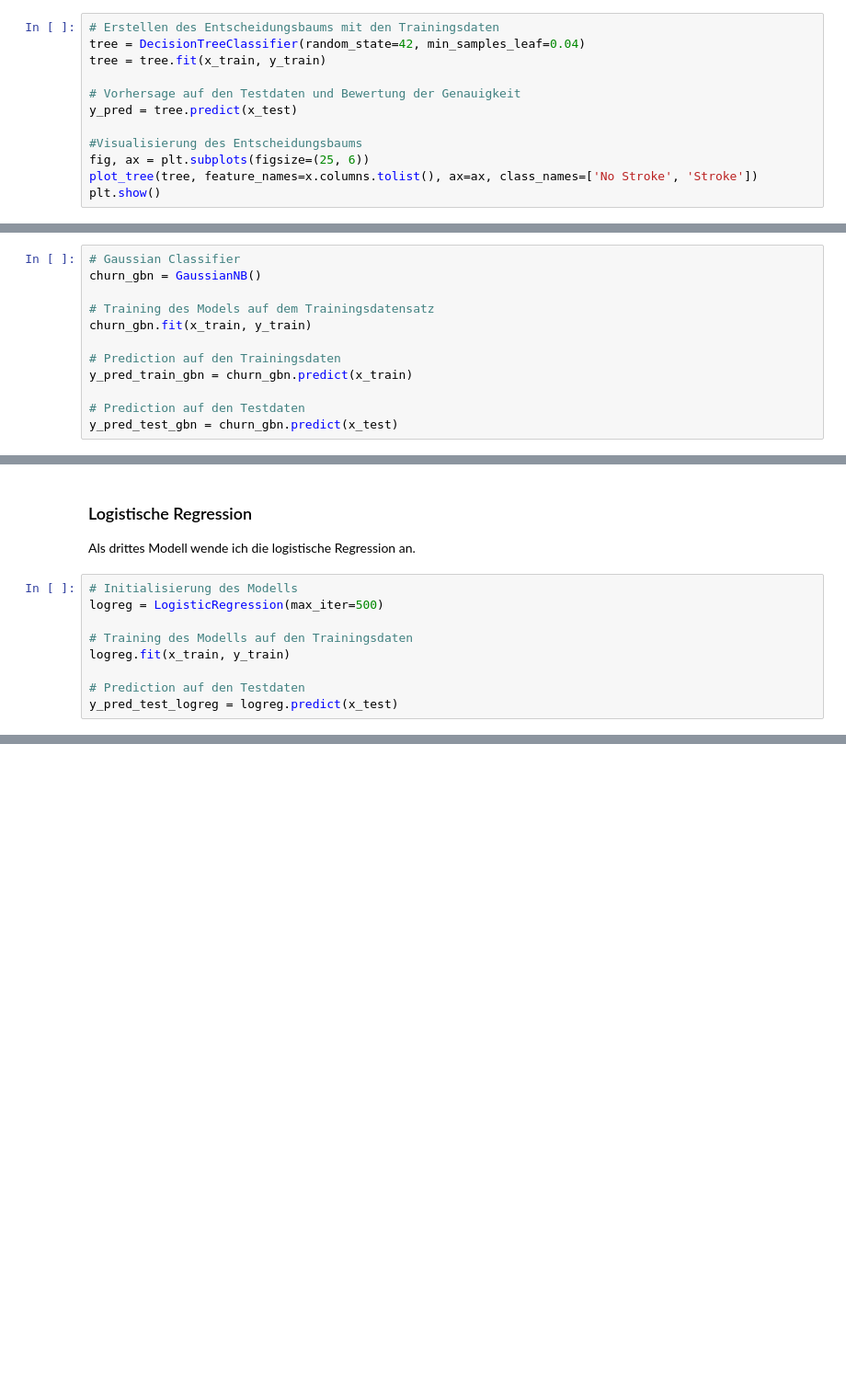
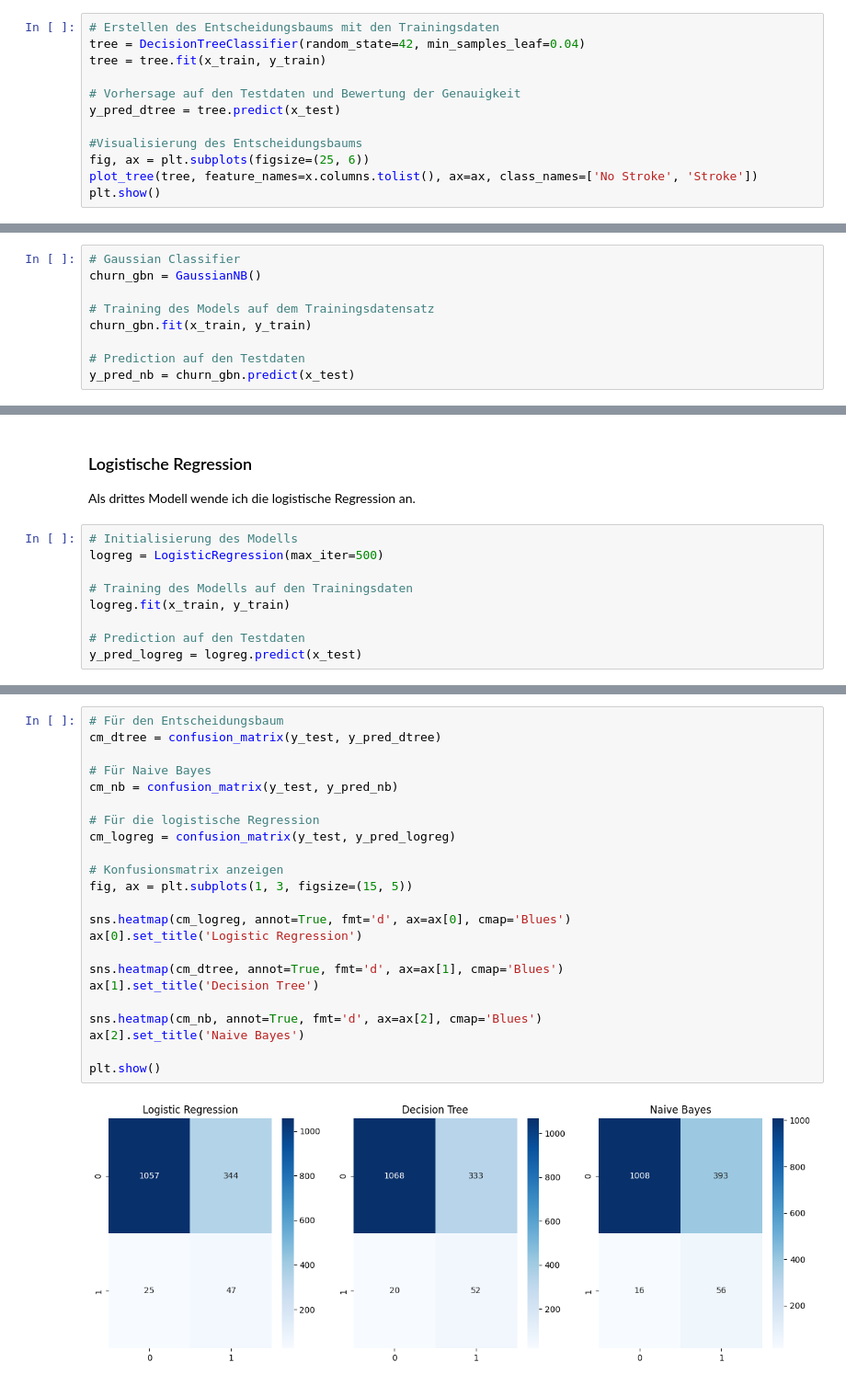
Before and after one commit to leonbittner/dasciws2324, a Jupyter notebook: 01_classification/01_classification.ipynb, the cells around one changed output, grey strips where cells are left out. Shown at 92% size. Drawn from its saved outputs; the diff is of its cells as text; blank space fills up the shorter version.

```diff
--- a/01_classification/01_classification.ipynb
+++ b/01_classification/01_classification.ipynb
@@ -167,7 +167,7 @@ tree = DecisionTreeClassifier(random_state=42, min_samples_leaf=0.04)
 tree = tree.fit(x_train, y_train)
 
 # Vorhersage auf den Testdaten und Bewertung der Genauigkeit
-y_pred = tree.predict(x_test)
+y_pred_dtree = tree.predict(x_test)
 
 #Visualisierung des Entscheidungsbaums
 fig, ax = plt.subplots(figsize=(25, 6))
@@ -197,11 +199,8 @@ churn_gbn = GaussianNB()
 # Training des Models auf dem Trainingsdatensatz
 churn_gbn.fit(x_train, y_train)
 
-# Prediction auf den Trainingsdaten
-y_pred_train_gbn = churn_gbn.predict(x_train)
-
 # Prediction auf den Testdaten
-y_pred_test_gbn = churn_gbn.predict(x_test)
+y_pred_nb = churn_gbn.predict(x_test)
 # %% [markdown]
 #### Evaluierung
 # %%
@@ -227,5 +226,5 @@ logreg = LogisticRegression(max_iter=500)
 logreg.fit(x_train, y_train)
 
 # Prediction auf den Testdaten
-y_pred_test_logreg = logreg.predict(x_test)
+y_pred_logreg = logreg.predict(x_test)
 # %%
@@ -240,0 +245,25 @@ F1-Score:  0.20302375809935208
+# %%
+# Für den Entscheidungsbaum
+cm_dtree = confusion_matrix(y_test, y_pred_dtree)
+
+# Für Naive Bayes
+cm_nb = confusion_matrix(y_test, y_pred_nb)
+
+# Für die logistische Regression
+cm_logreg = confusion_matrix(y_test, y_pred_logreg)
+
+# Konfusionsmatrix anzeigen
+fig, ax = plt.subplots(1, 3, figsize=(15, 5))
+
+sns.heatmap(cm_logreg, annot=True, fmt='d', ax=ax[0], cmap='Blues')
+ax[0].set_title('Logistic Regression')
+
+sns.heatmap(cm_dtree, annot=True, fmt='d', ax=ax[1], cmap='Blues')
+ax[1].set_title('Decision Tree')
+
+sns.heatmap(cm_nb, annot=True, fmt='d', ax=ax[2], cmap='Blues')
+ax[2].set_title('Naive Bayes')
+
+plt.show()
+# %% [output]
+[figure, added]
```
Also changed, not shown: parts of 9 cells of this notebook.
